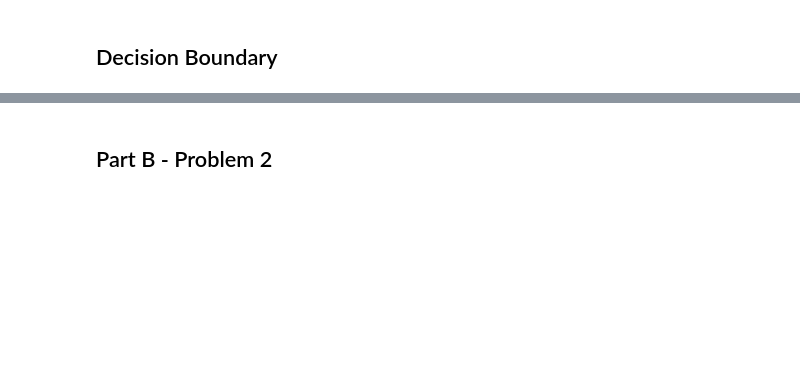
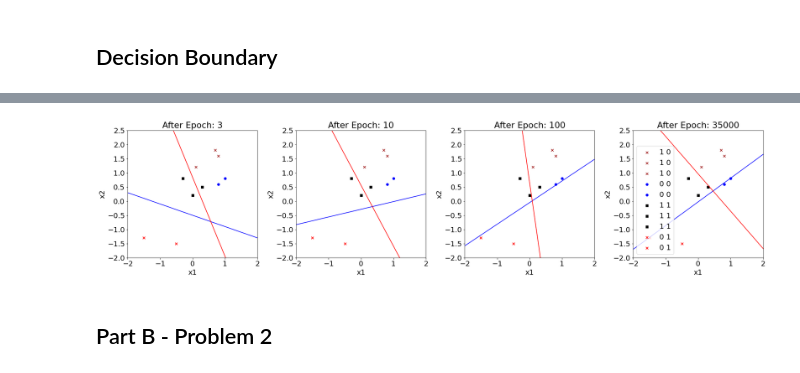
Before and after one commit to ProtikNag/Neural-Network-Homeworks, a Jupyter notebook: HW2/NN_from_scratch.ipynb, the cells around one changed output, grey strips where cells are left out. Saved outputs shown, nothing was run; the diff lists cells and outputs as text; code cells hidden in the pictures; blank space fills up the shorter version.

Commit message:
Changed Network Architecture

```diff
--- a/HW2/NN_from_scratch.ipynb
+++ b/HW2/NN_from_scratch.ipynb
@@ -244,3 +180,76 @@ plt.show()
+# %%
+fig, axes = plt.subplots(1, 4, figsize=(24, 6))
+axes[0].set_xlim(-2, 2)
+axes[1].set_xlim(-2, 2)
+axes[2].set_xlim(-2, 2)
+axes[3].set_xlim(-2, 2)
+
+axes[0].set_ylim(-2, 2.5)
+axes[1].set_ylim(-2, 2.5)
+axes[2].set_ylim(-2, 2.5)
+axes[3].set_ylim(-2, 2.5)
+
+for index, epoch in enumerate([3, 10, 100, 35000]):
+
+    np.random.seed(7)
+
+    input_size = 2
+    hidden_layer_neurons = []                            # single layer nn
+    output_size = 2
+    learning_rate = 0.99
+
+    X = np.array([[0.1, 1.2], [0.7, 1.8], [0.8, 1.6], [0.8, 0.6], [1.0, 0.8], [0.3, 0.5], \
+              [0.0, 0.2], [-0.3, 0.8], [-0.5, -1.5], [-1.5, -1.3]])
+    y = np.array([[1, 0], [1, 0], [1, 0], [0, 0], [0, 0], [1, 1], [1, 1], [1, 1], [0, 1], [0, 1]])
+
+    model = NeuralNetwork(input_size, hidden_layer_neurons, output_size)
+    loss, weights, biases = model.train(X, y, learning_rate, epoch, 'sigmoid')
+
+    weight = weights[0]
+    bias = biases[0][0]
+
+    # for line 1
+    slope = -weight[1][0] / weight[0][0]
+    intercept = -bias[0] / weight[0][0]
+
+    x2 = np.arange(-3, 3, 0.1)
+    x1 = slope * x2 + intercept
+
+    axes[index].plot(x1, x2, 'blue')
+
+    # for line 2
+    slope = -weight[1][1] / weight[0][1]
+    intercept = -bias[1] / weight[0][1]
+
+    x2 = np.arange(-3, 3, 0.1)
+    x1 = slope * x2 + intercept
+
+    axes[index].plot(x1, x2, 'red')
+
+    axes[index].set_title(f'After Epoch: {epoch}')
+    axes[index].set_xlabel('x1')
+    axes[index].set_ylabel('x2')
+
+    X = np.array([[0.1, 1.2], [0.7, 1.8], [0.8, 1.6], [0.8, 0.6], [1.0, 0.8], [0.3, 0.5], \
+                  [0.0, 0.2], [-0.3, 0.8], [-0.5, -1.5], [-1.5, -1.3]])
+    y = np.array([[1, 0], [1, 0], [1, 0], [0, 0], [0, 0], [1, 1], [1, 1], [1, 1], [0, 1], [0, 1]])
+
+    for i in range(y.shape[0]):
+        if y[i, 0] == 1 and y[i, 1] == 0:
+            axes[index].scatter(X[i, 0], X[i, 1], c='brown', marker='x', label='1 0')
+        elif y[i, 0] == 0 and y[i, 1] == 0:
+            axes[index].scatter(X[i, 0], X[i, 1], c='blue', marker='o', label='0 0')
+        elif y[i, 0] == 1 and y[i, 1] == 1:
+            axes[index].scatter(X[i, 0], X[i, 1], c='black', marker='s', label='1 1')
+        else:
+            axes[index].scatter(X[i, 0], X[i, 1], c='red', marker='x', label='0 1')
+
+plt.legend()
+plt.tight_layout()
+plt.savefig(f'./Images/PartB_Problem_1_2.pdf', bbox_inches="tight", dpi=300)
+plt.show()
+# %% [output]
+[figure, added]
 # %% [markdown]
 ## Part B - Problem 2
 # %%
```
Also changed, not shown: parts of 8 cells of this notebook, 4 other files.
